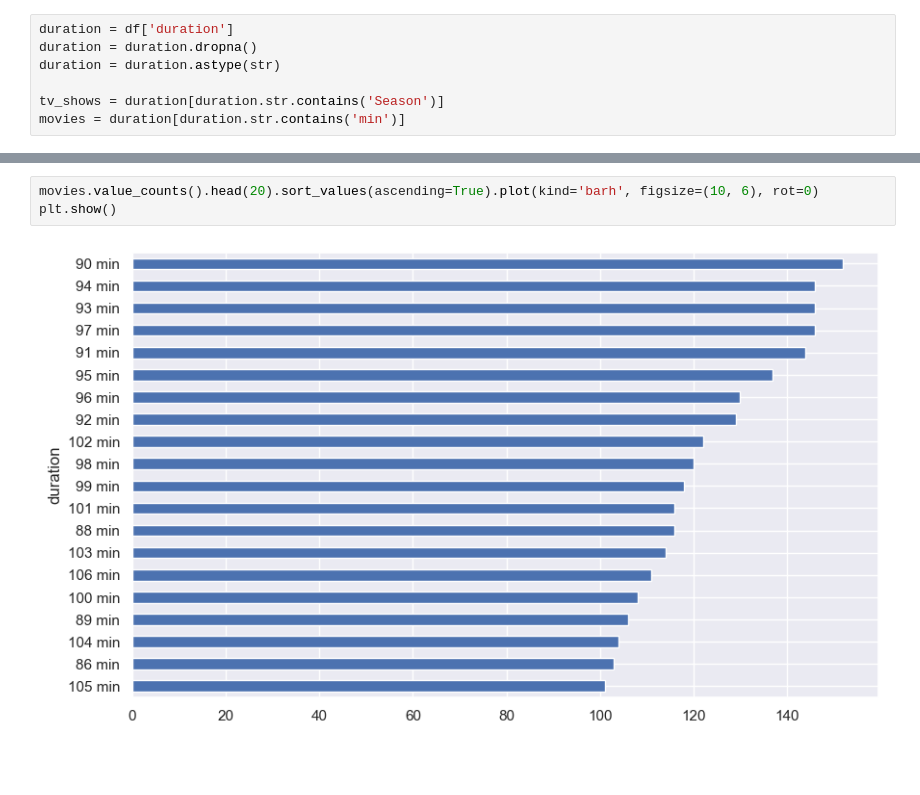
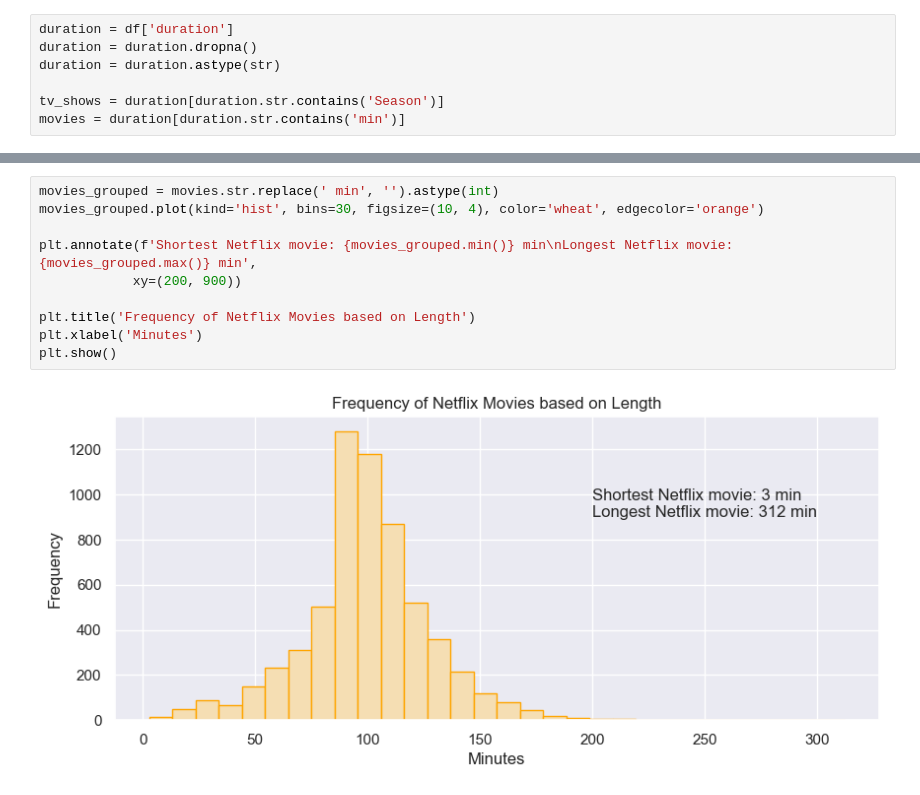
Before and after one commit to DaniloGrujic/netflix-data, a Jupyter notebook: EDA_netflix.ipynb, the cells around one changed output, grey strips where cells are left out. Drawn from its saved outputs; the diff is of its cells as text; blank space fills up the shorter version.

```diff
--- a/EDA_netflix.ipynb
+++ b/EDA_netflix.ipynb
@@ -115,5 +128,12 @@ plt.show()
-# %%
-movies.value_counts().head(20).sort_values(ascending=True).plot(kind='barh', figsize=(10, 6), rot=0)
-plt.show()
-# %% [output]
-[figure, removed]
+# %%
+movies_grouped = movies.str.replace(' min', '').astype(int)
+movies_grouped.plot(kind='hist', bins=30, figsize=(10, 4), color='wheat', edgecolor='orange')
+
+plt.annotate(f'Shortest Netflix movie: {movies_grouped.min()} min\nLongest Netflix movie: {movies_grouped.max()} min',
+            xy=(200, 900))
+
+plt.title('Frequency of Netflix Movies based on Length')
+plt.xlabel('Minutes')
+plt.show()
+# %% [output]
+[figure, added]
```
Also changed, not shown: parts of 6 cells of this notebook.
